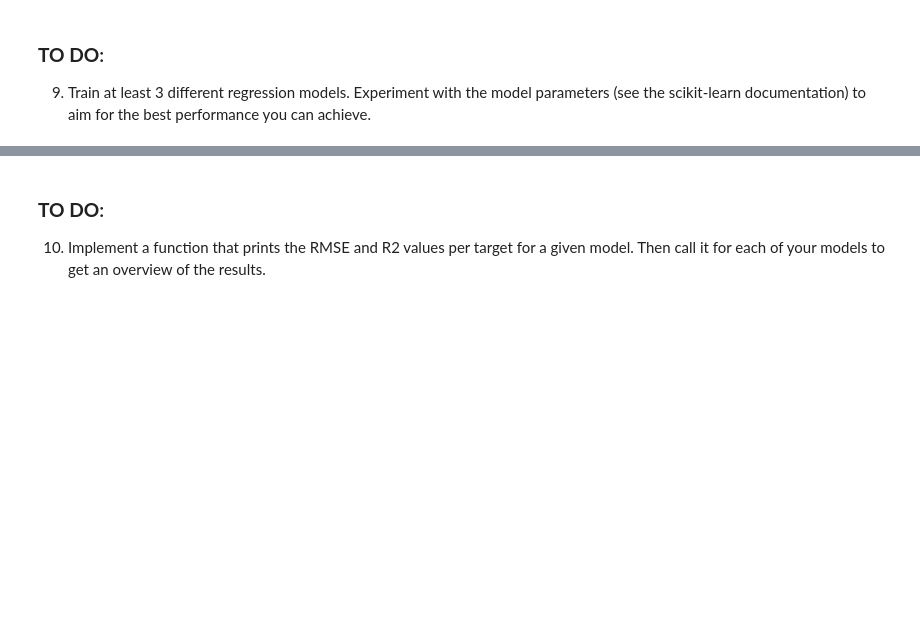
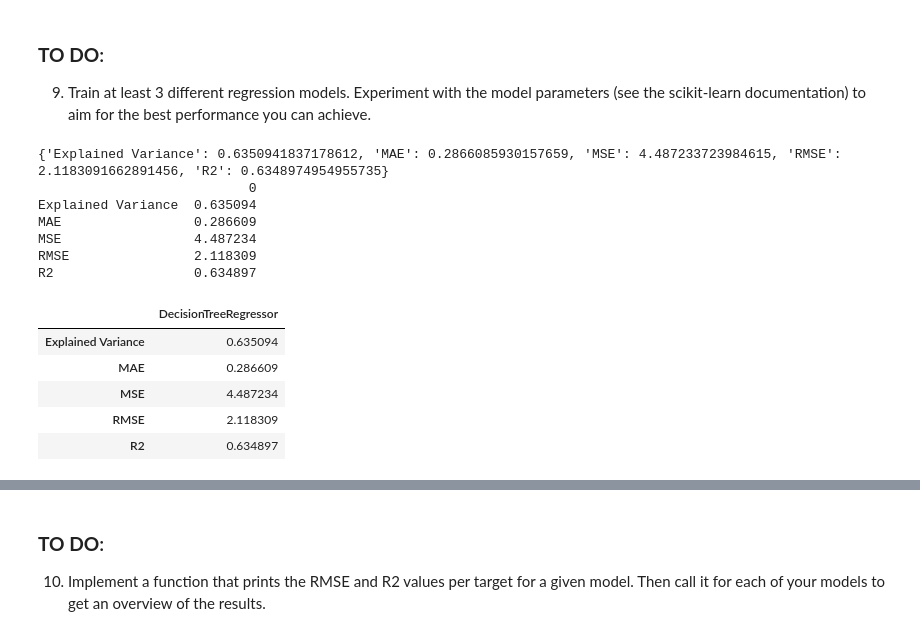
Before and after one commit to jpd-oliveira/SI-Lab-2, a Jupyter notebook: SI_Lab2_20_21.ipynb, the cells around one changed output, grey strips where cells are left out. Saved outputs shown, nothing was run; the diff lists cells and outputs as text; code cells hidden in the pictures; blank space fills up the shorter version.

```diff
--- a/SI_Lab2_20_21.ipynb
+++ b/SI_Lab2_20_21.ipynb
@@ -214,5 +250,37 @@ As previously stated, we are not interested in the temporal dimension of the dat
 ### **TO DO**:
 
 9) Train at least 3 different regression models. Experiment with the model parameters (see the scikit-learn documentation) to aim for the best performance you can achieve.
+# %%
+# Imports
+import numpy as np
+from sklearn.tree import DecisionTreeRegressor
+import matplotlib.pyplot as plt
+
+# Instantiate regressor
+regressor = DecisionTreeRegressor(random_state = 0)
+
+# Fit the regressor to the training data
+regressor.fit(X_train, y_train)
+
+# Generate predictions from test set
+y_pred = regressor.predict(X_test)
+
+# Evaluate using evaluate_regressor
+df_rfr_metrics = evaluate_regressor("DecisionTreeRegressor", y_test, y_pred)
+df_rfr_metrics
+# %% [output]
+{'Explained Variance': 0.6350941837178612, 'MAE': 0.2866085930157659, 'MSE': 4.487233723984615, 'RMSE': 2.1183091662891456, 'R2': 0.6348974954955735}
+                           0
+Explained Variance  0.635094
+MAE                 0.286609
+MSE                 4.487234
+RMSE                2.118309
+R2                  0.634897
+|  | DecisionTreeRegressor |
+| Explained Variance | 0.635094 |
+| MAE | 0.286609 |
+| MSE | 4.487234 |
+| RMSE | 2.118309 |
+| R2 | 0.634897 |
 # %%
 # Imports
```
Also changed, not shown: parts of 14 cells of this notebook.
